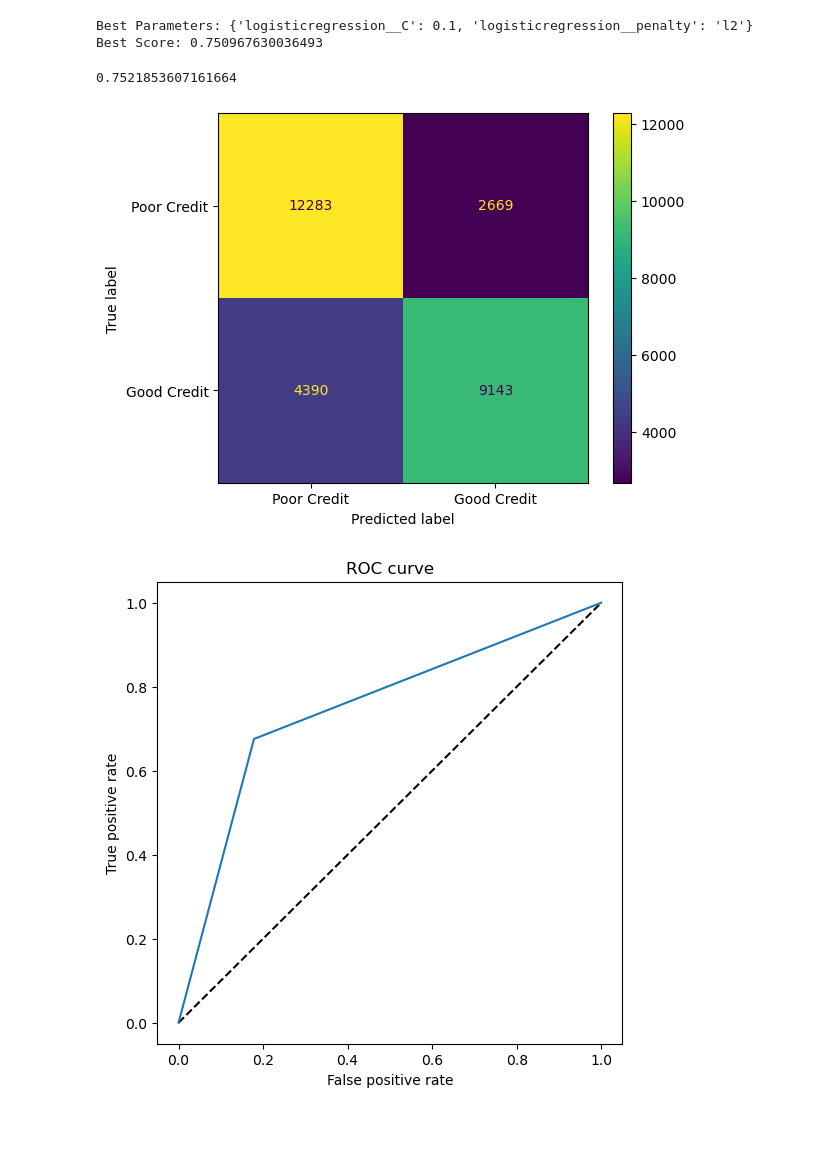
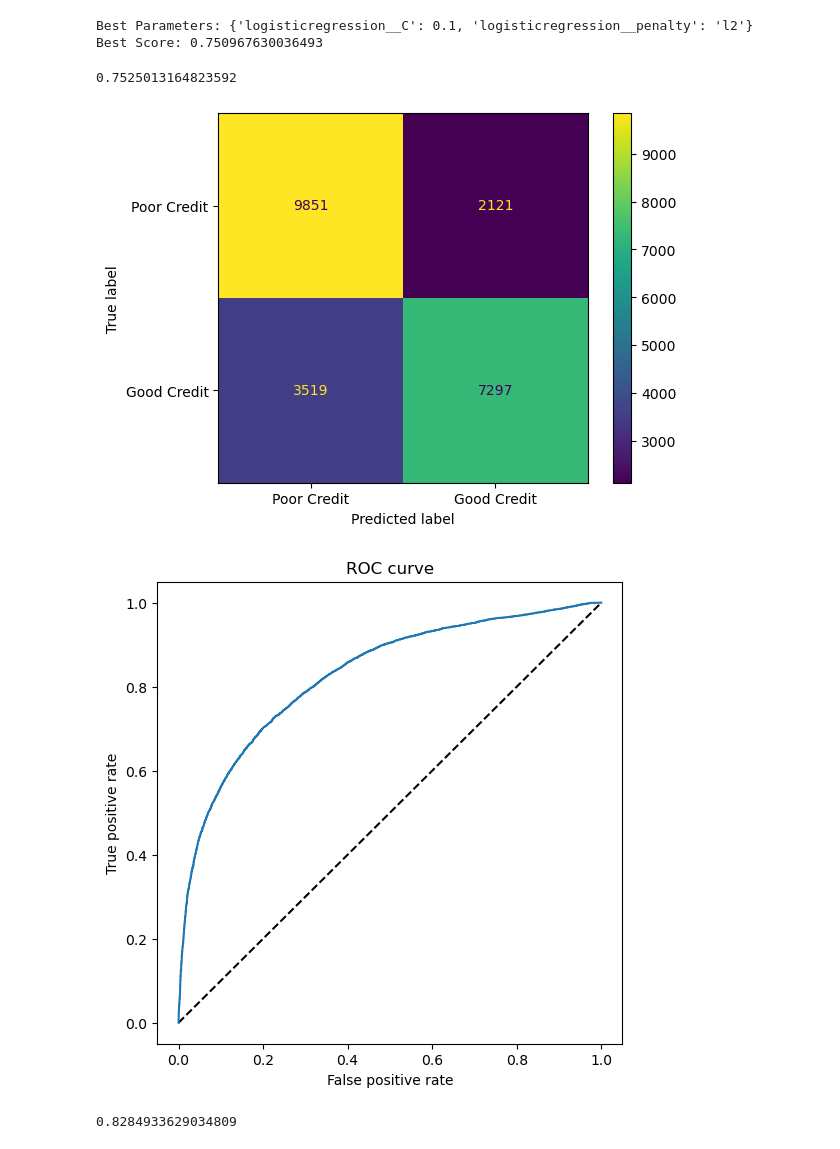
Before and after one commit to PopKobs/P2P_credit_scoring, a Jupyter notebook: LogReg.ipynb, the cells around one changed output. Cells and saved outputs as stored; diff of their text form; code cells hidden in the pictures.

Commit message:
update ROC curve

```diff
--- a/LogReg.ipynb
+++ b/LogReg.ipynb
@@ -122,12 +123,12 @@ y = imputed_df[['rating']]
 #standardise Xtrain and Xtest
 
 logreg = LogisticRegression(random_state=42)
-X_train, X_test, y_train, y_test = train_test_split(X, y, test_size=0.25, random_state=16)
+X_train, X_test, y_train, y_test = train_test_split(X, y, test_size=0.20, random_state=16)
 sc = StandardScaler()
 X_train = sc.fit_transform(X_train)
 X_test = sc.transform(X_test)
 # %%
-logreg.fit(X_train, y_train)
+model = logreg.fit(X_train, y_train)
 pred = logreg.predict(X_test)
 acc = accuracy_score(y_test, pred)
 prec = precision_score(y_test, pred)
@@ -185,17 +189,23 @@ cm_display.plot()
 accuracy = metrics.accuracy_score(y_test, pred)
 print(accuracy)
 # %% [output]
-0.7521853607161664
+0.7525013164823592
-[figure, old version]
+[figure, new version]
 # %%
-fpr, tpr, thresholds = roc_curve(y_test, pred)
+y_proba = model.predict_proba(X_test)[:, 1]
+fpr, tpr, thresholds = roc_curve(y_test, y_proba)
 fig = plt.figure(figsize = (6,6))
 plt.plot([0,1], [0,1], "k--")
 plt.plot(fpr, tpr)
 
 plt.xlabel('False positive rate')
 plt.ylabel('True positive rate')
 plt.title('ROC curve')
 plt.show()
 # %% [output]
-[figure, old version]
+[figure, new version]
+# %%
+auc = roc_auc_score(y_test, y_proba)
+print(auc)
+# %% [output]
+0.8284933629034809
```
Also changed, not shown: parts of 3 cells of this notebook.
